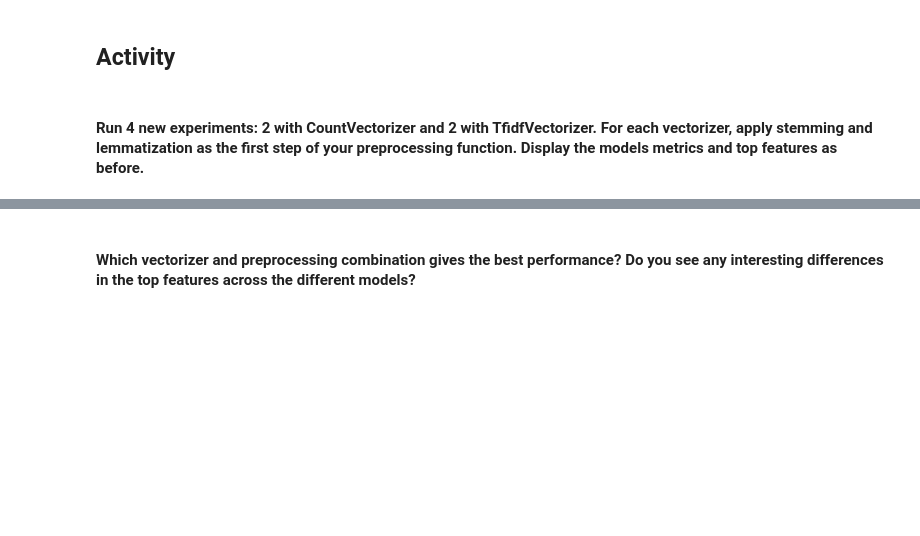
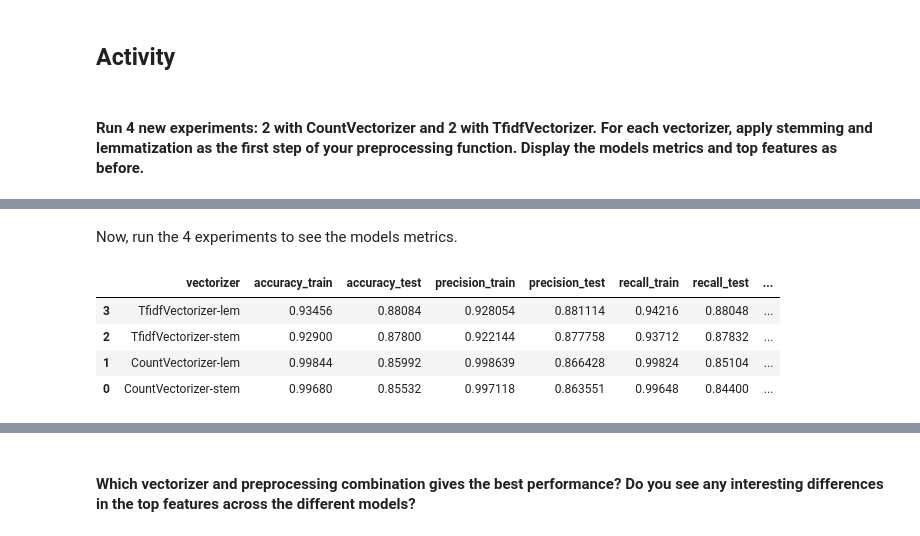
Before and after one commit to RenataSz4/Inteligencia-Computacional, a Jupyter notebook: class/04-30-2026/nlp.ipynb, the cells around one changed output, grey strips where cells are left out. Cells and saved outputs as stored; diff of their text form; code cells hidden in the pictures; blank space fills up the shorter version.

```diff
--- a/class/04-30-2026/nlp.ipynb
+++ b/class/04-30-2026/nlp.ipynb
@@ -410,0 +444,32 @@ Top 10 negative words across experiments
+# %% [markdown]
+Now, run the 4 experiments to see the models metrics.
+# %%
+experiments = [
+    ('CountVectorizer-stem', stem_text, CountVectorizer(stop_words=stopwords, lowercase=True)),
+    ('CountVectorizer-lem', lemmatize_text, CountVectorizer(stop_words=stopwords, lowercase=True)),
+    ('TfidfVectorizer-stem', stem_text, TfidfVectorizer(stop_words=stopwords, lowercase=True)),
+    ('TfidfVectorizer-lem', lemmatize_text, TfidfVectorizer(stop_words=stopwords, lowercase=True)),
+]
+
+results = []
+model_runs = []
+for exp_name, preprocess_fn, vectorizer in experiments:
+    model, fitted_vectorizer, metrics = run_experiment(vectorizer, preprocess_fn=preprocess_fn)
+    results.append({
+        'vectorizer': exp_name,
+        **metrics,
+    })
+    model_runs.append({
+        'name': exp_name,
+        'model': model,
+        'fitted_vectorizer': fitted_vectorizer,
+    })
+
+results_df = pd.DataFrame(results).sort_values('accuracy_test', ascending=False)
+results_df
+# %% [output]
+|  | vectorizer | accuracy_train | accuracy_test | precision_train | precision_test | recall_train | recall_test | ... |
+| 3 | TfidfVectorizer-lem | 0.93456 | 0.88084 | 0.928054 | 0.881114 | 0.94216 | 0.88048 | ... |
+| 2 | TfidfVectorizer-stem | 0.92900 | 0.87800 | 0.922144 | 0.877758 | 0.93712 | 0.87832 | ... |
+| 1 | CountVectorizer-lem | 0.99844 | 0.85992 | 0.998639 | 0.866428 | 0.99824 | 0.85104 | ... |
+| 0 | CountVectorizer-stem | 0.99680 | 0.85532 | 0.997118 | 0.863551 | 0.99648 | 0.84400 | ... |
```
Also changed, not shown: parts of 12 cells of this notebook.
